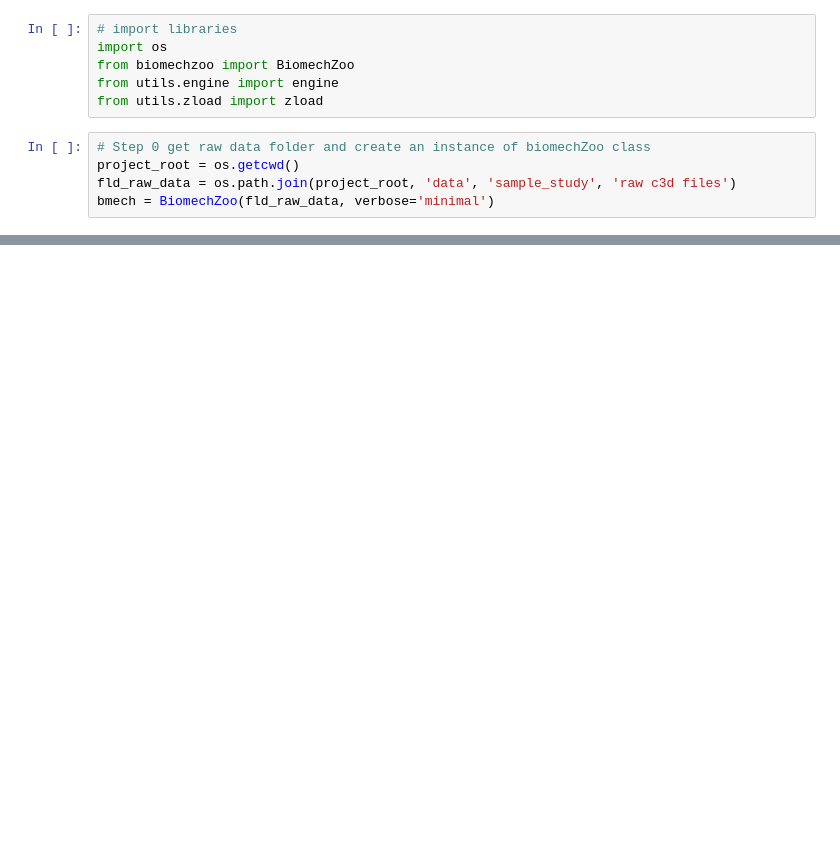
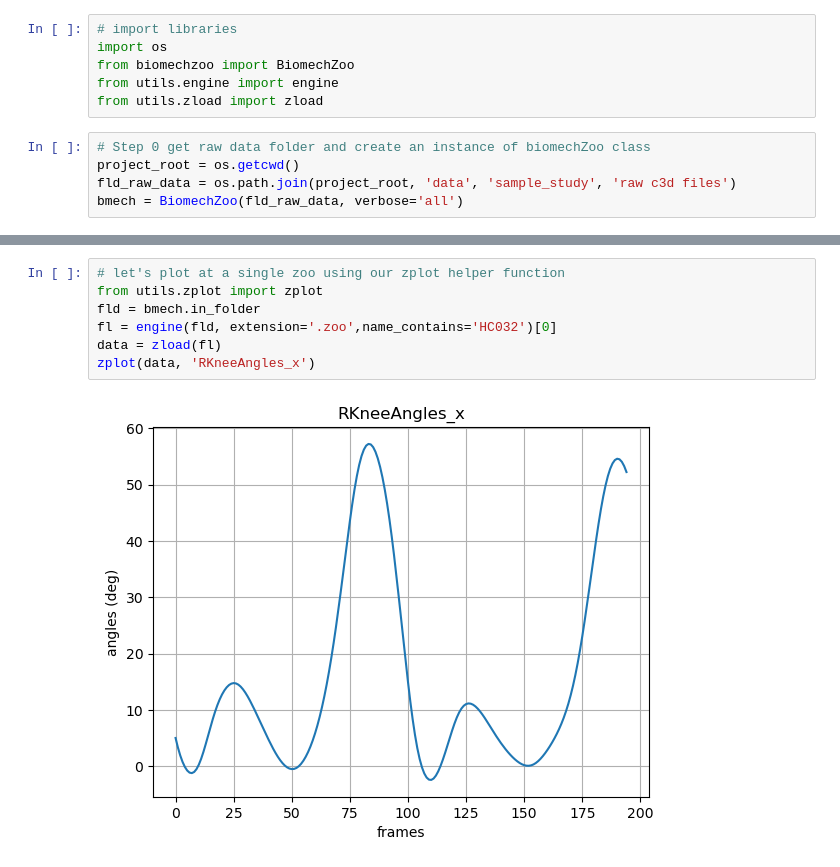
Before and after one commit to mcgillmotionlab/biomechzoo, a Jupyter notebook: sample_study_process.ipynb, the cells around one changed output, grey strips where cells are left out. Drawn from its saved outputs; the diff is of its cells as text; blank space fills up the shorter version.

```diff
--- a/sample_study_process.ipynb
+++ b/sample_study_process.ipynb
@@ -8,6 +10,6 @@ from utils.zload import zload
 # Step 0 get raw data folder and create an instance of biomechZoo class
 project_root = os.getcwd()
 fld_raw_data = os.path.join(project_root, 'data', 'sample_study', 'raw c3d files')
-bmech = BiomechZoo(fld_raw_data, verbose='minimal')
+bmech = BiomechZoo(fld_raw_data, verbose='all')
 # %% [output]
 BiomechZoo initialized
@@ -60,3 +129,12 @@ plt.grid(True)
 plt.show()
 # %% [output]
 [figure]
+# %%
+# let's plot at a single zoo using our zplot helper function
+from utils.zplot import zplot
+fld = bmech.in_folder
+fl = engine(fld, extension='.zoo',name_contains='HC032')[0]
+data = zload(fl)
+zplot(data, 'RKneeAngles_x')
+# %% [output]
+[figure, added]
```
Also changed, not shown: parts of 7 cells of this notebook, 12 other files.
